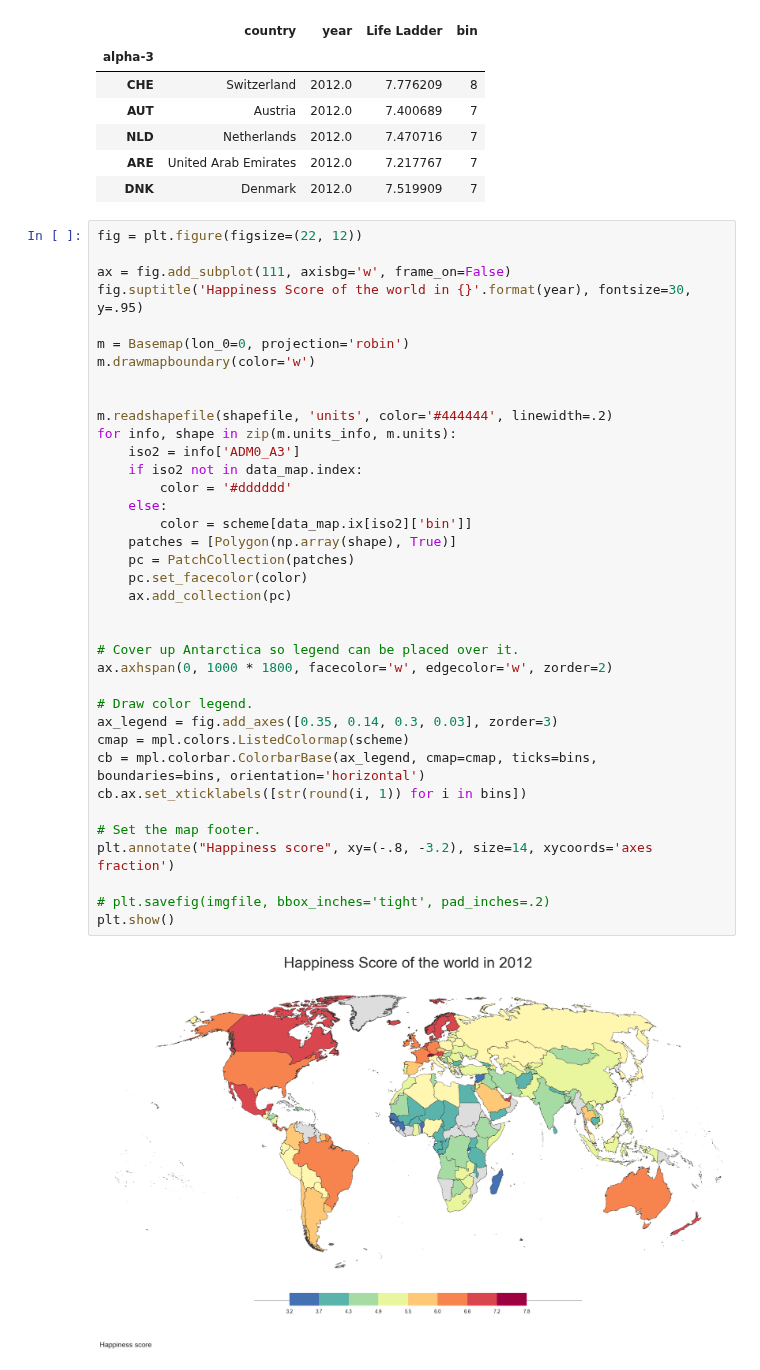
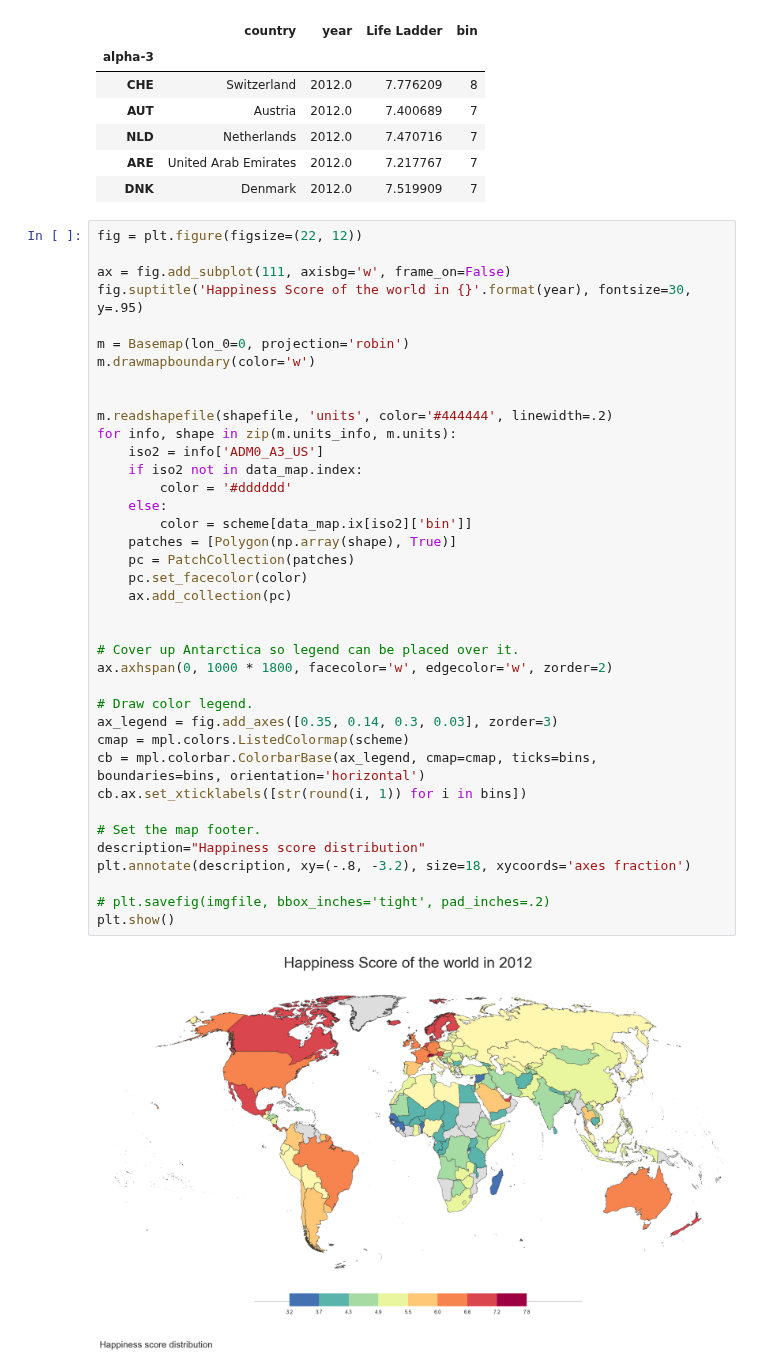
Before and after one commit to dangspin/SpringBoard_Projects, a Jupyter notebook: project_data/Data_Story.ipynb, the cells around one changed output. Cells and saved outputs as stored; diff of their text form.

```diff
--- a/project_data/Data_Story.ipynb
+++ b/project_data/Data_Story.ipynb
@@ -109,33 +120,34 @@ fig.suptitle('Happiness Score of the world in {}'.format(year), fontsize=30, y=.
 m = Basemap(lon_0=0, projection='robin')
 m.drawmapboundary(color='w')
 
 
 m.readshapefile(shapefile, 'units', color='#444444', linewidth=.2)
 for info, shape in zip(m.units_info, m.units):
-    iso2 = info['ADM0_A3']
+    iso2 = info['ADM0_A3_US']
     if iso2 not in data_map.index:
         color = '#dddddd'
     else:
         color = scheme[data_map.ix[iso2]['bin']]
     patches = [Polygon(np.array(shape), True)]
     pc = PatchCollection(patches)
     pc.set_facecolor(color)
     ax.add_collection(pc)
 
 
 # Cover up Antarctica so legend can be placed over it.
 ax.axhspan(0, 1000 * 1800, facecolor='w', edgecolor='w', zorder=2)
 
 # Draw color legend.
 ax_legend = fig.add_axes([0.35, 0.14, 0.3, 0.03], zorder=3)
 cmap = mpl.colors.ListedColormap(scheme)
 cb = mpl.colorbar.ColorbarBase(ax_legend, cmap=cmap, ticks=bins, boundaries=bins, orientation='horizontal')
 cb.ax.set_xticklabels([str(round(i, 1)) for i in bins])
 
 # Set the map footer.
-plt.annotate("Happiness score", xy=(-.8, -3.2), size=14, xycoords='axes fraction')
+description="Happiness score distribution"
+plt.annotate(description, xy=(-.8, -3.2), size=18, xycoords='axes fraction')
 
 # plt.savefig(imgfile, bbox_inches='tight', pad_inches=.2)
 plt.show()
 # %% [output]
-[figure, old version]
+[figure, new version]
```
Also changed, not shown: parts of 11 cells of this notebook.
